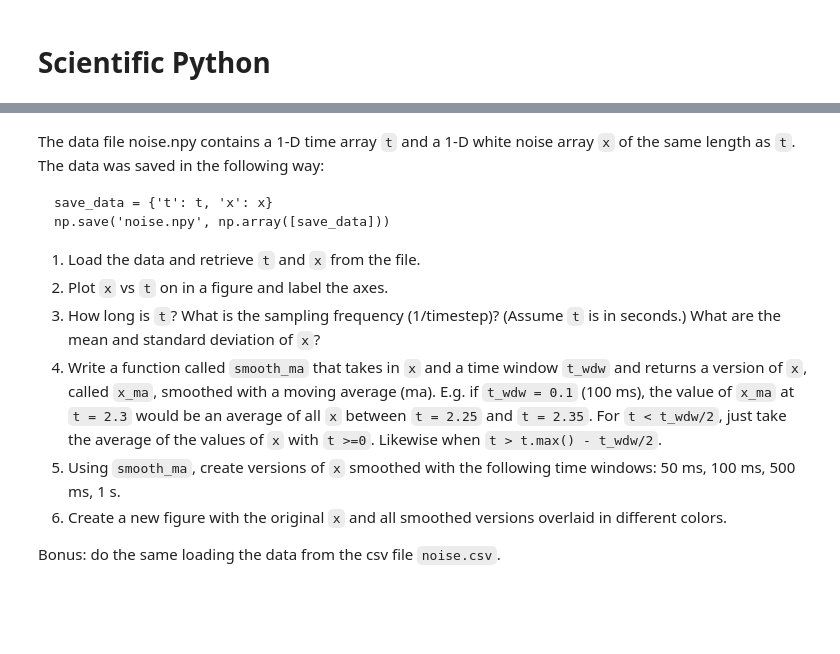
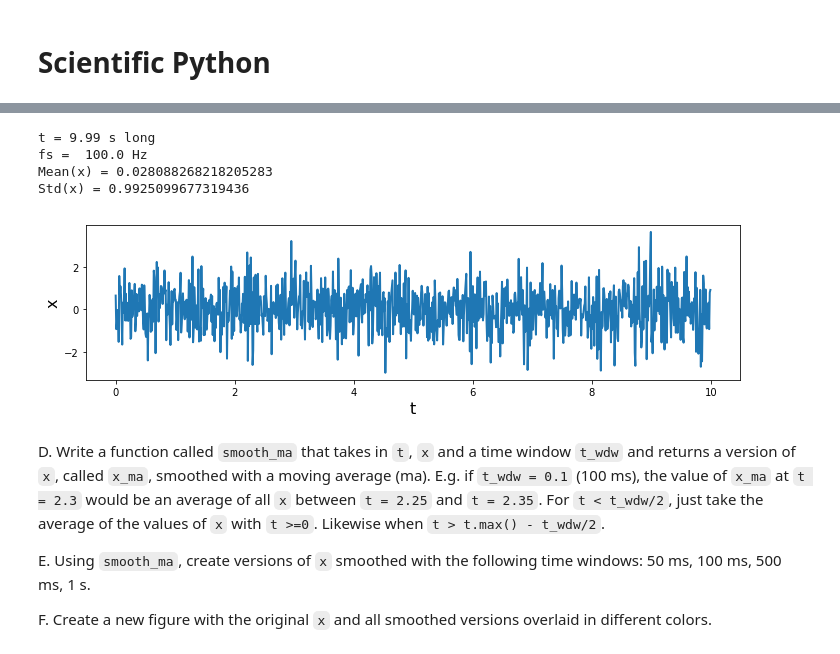
Before and after one commit to rkp8000/imbizo_2019_python_tutorial, a Jupyter notebook: exercises.ipynb, the cells around one changed output, grey strips where cells are left out. Saved outputs shown, nothing was run; the diff lists cells and outputs as text; code cells hidden in the pictures; blank space fills up the shorter version.

````diff
--- a/exercises.ipynb
+++ b/exercises.ipynb
@@ -33,16 +180,32 @@ print(x)
+# %%
+# load data
+data = np.load('noise.npy')[0]
+t = data['t']
+x = data['x']
+
+# plot
+fig, ax = plt.subplots(1, 1, figsize=(10, 3), tight_layout=True)
+ax.plot(t, x, lw=2)
+ax.set_xlabel('t', fontsize=16)
+ax.set_ylabel('x', fontsize=16)
+
+print('t =', t[-1] - t[0], 's long')
+
+# calculate average sampling frequency
+dt = np.mean(t[1:None] - t[None:-1])
+print('fs = ', 1/dt, 'Hz')
+
+print('Mean(x) =', np.mean(x))
+print('Std(x) =', np.std(x))
+# %% [output]
+t = 9.99 s long
+fs =  100.0 Hz
+Mean(x) = 0.028088268218205283
+Std(x) = 0.9925099677319436
+[figure, added]
 # %% [markdown]
-The data file noise.npy contains a 1-D time array `t` and a 1-D white noise array `x` of the same length as `t`. The data was saved in the following way:
+D. Write a function called `smooth_ma` that takes in `t`, `x` and a time window `t_wdw` and returns a version of `x`, called `x_ma`, smoothed with a moving average (ma). E.g. if `t_wdw = 0.1` (100 ms), the value of `x_ma` at `t = 2.3` would be an average of all `x` between `t = 2.25` and `t = 2.35`. For `t < t_wdw/2`, just take the average of the values of `x` with `t >=0`. Likewise when `t > t.max() - t_wdw/2`.
 
-```
-save_data = {'t': t, 'x': x}
-np.save('noise.npy', np.array([save_data]))
-```
+E. Using `smooth_ma`, create versions of `x` smoothed with the following time windows: 50 ms, 100 ms, 500 ms, 1 s.
 
-1. Load the data and retrieve `t` and `x` from the file.
-2. Plot `x` vs `t` on in a figure and label the axes.
-3. How long is `t`? What is the sampling frequency (1/timestep)? (Assume `t` is in seconds.) What are the mean and standard deviation of `x`?
-4. Write a function called `smooth_ma` that takes in `x` and a time window `t_wdw` and returns a version of `x`, called `x_ma`, smoothed with a moving average (ma). E.g. if `t_wdw = 0.1` (100 ms), the value of `x_ma` at `t = 2.3` would be an average of all `x` between `t = 2.25` and `t = 2.35`. For `t < t_wdw/2`, just take the average of the values of `x` with `t >=0`. Likewise when `t > t.max() - t_wdw/2`.
-5. Using `smooth_ma`, create versions of `x` smoothed with the following time windows: 50 ms, 100 ms, 500 ms, 1 s.
-6. Create a new figure with the original `x` and all smoothed versions overlaid in different colors.
-
-Bonus: do the same loading the data from the csv file `noise.csv`.
+F. Create a new figure with the original `x` and all smoothed versions overlaid in different colors.
````
Also changed, not shown: parts of 42 cells of this notebook, 6 other files.
